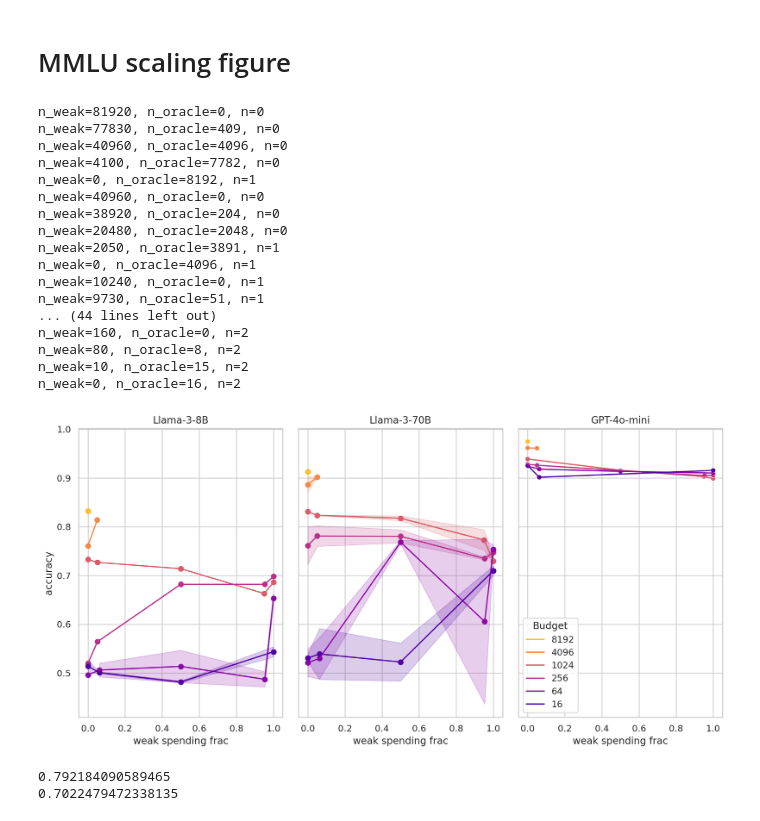
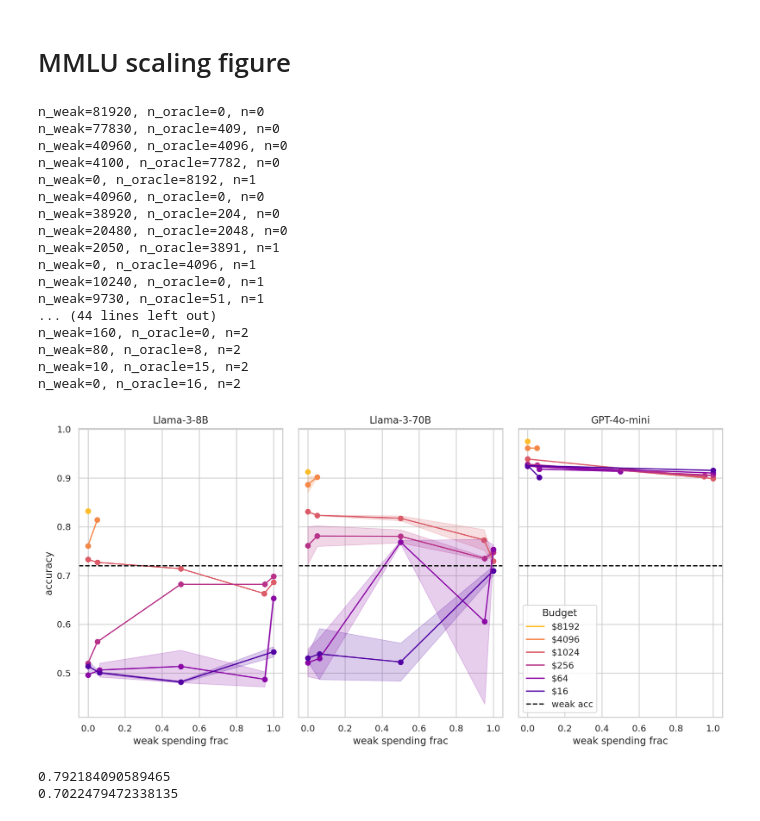
Before and after one commit to EleutherAI/scalable-elicitation, a Jupyter notebook: figures.ipynb, the cells around one changed output. Saved outputs shown, nothing was run; the diff lists cells and outputs as text; code cells hidden in the pictures.

```diff
--- a/figures.ipynb
+++ b/figures.ipynb
@@ -173,25 +185,25 @@ for weak_name in weak_names:
 sns.set_theme(style="whitegrid")
 
 weak_marginal_cost = 1/10
-# weak_model = "Qwen1.5-0.5B"
-weak_model = "davinci-002"
-strong_model = "meta-llama/Meta-Llama-3-70B"
+weak_model = "Qwen1.5-0.5B"
+
+strong_model = "meta-llama/Meta-Llama-3-8B"
 
 
 # sweep_name = "seq_sft_both_estop_disjoint_logconf"
-sweep_name = "seq_sft_openai_settings"
+# sweep_name = "seq_sft_openai_settings"
 # sweep_name = "oracle_prompted_weak_sft_estop"
 # sweep_name = "seq_sft_both_estop_active_oracle_disjoint"
 # sweep_name = "seq_sft_both_estop_clean_disjoint"
-weak_spending_fracs = [0.0, 0.05, 0.5, 0.95, 1.0]
-oracle_affordables = [8, 16, 64, 256, 1024, 4096, 8192]
+# weak_spending_fracs = [0.0, 0.05, 0.5, 0.95, 1.0]
+# oracle_affordables = [8, 16, 64, 256, 1024, 4096, 8192]
 # current_base_ds_names = ["hellaswag", "social_i_qa", "cosmos_qa"]
-current_base_ds_names = ["mmlu"]
 
-# sweep_name = "seq_sft_both_estop_clean_disjoint"
-# weak_spending_fracs = [0.0, 0.05, 0.2, 0.4, 0.6, 0.8, 0.95, 1.0]
-# oracle_affordables = [8, 16, 64, 256, 512, 1024, 4096, 8192]
-# current_base_ds_names = base_ds_names
+
+sweep_name = "seq_sft_both_estop_clean_disjoint"
+weak_spending_fracs = [0.0, 0.05, 0.2, 0.4, 0.6, 0.8, 0.95, 1.0]
+oracle_affordables = [8, 16, 64, 256, 512, 1024, 4096, 8192]
+current_base_ds_names = base_ds_names
 
 sns.set_palette("plasma_r", n_colors=len(oracle_affordables))
 kinds = ["{base_name}_" + weak_model,]
@@ -335,8 +347,14 @@ runs_df["Budget"] = runs_df["cost"].apply(lambda x: round(x)).astype(str)
 runs_df["weak spending frac"] = weak_marginal_cost * runs_df["num_weak"] / runs_df["cost"]
 runs_df = runs_df[runs_df["cost"] != 10]
 
-sns.lineplot(x="weak spending frac", y="final_acc", hue="Budget", data=runs_df, palette="plasma_r")
-sns.scatterplot(x="weak spending frac", y="final_acc", hue="Budget", data=runs_df, legend=False, palette="plasma_r")
+for budget in runs_df["Budget"].unique():
+    curr_df = runs_df[runs_df["Budget"] == budget]
+    plt.plot(curr_df["weak spending frac"], curr_df["final_acc"], label=f"\\${budget}")
+    plt.scatter(curr_df["weak spending frac"], curr_df["final_acc"])
+plt.axhline(0.72, color="k", linestyle="--", label="weak acc")
+plt.xlabel("weak spending frac")
+# plt.ylabel("accuracy")
+plt.legend(title="Budget")
 plt.savefig("_figures/openai.pdf", bbox_inches="tight")
 plt.title("GPT-4o-mini")
 
@@ -376,35 +394,35 @@ for s_idx, strong_model in enumerate(["meta-llama/Meta-Llama-3-8B", "meta-llama/
 
         plt.plot(actual_wsfs, accs, label=f"{oracle_affordable}")
         plt.scatter(actual_wsfs, accs)
         plt.fill_between(actual_wsfs, acc_lo, acc_hi, alpha=0.2, color=plt.gca().lines[-1].get_color())
-
+    plt.axhline(0.72, color="k", linestyle="--", label="weak acc")
     plt.xlabel("weak spending frac")
     if s_idx == 0:
         plt.ylabel("accuracy")
     plt.title(f"{ds_name}")
     plt.title(strong_model.removeprefix("meta-llama/Meta-"))
 plt.tight_layout()
 plt.savefig("_figures/scaling.pdf", bbox_inches="tight")
 plt.show()
 # %% [output]
 n_weak=81920, n_oracle=0, n=0
 n_weak=77830, n_oracle=409, n=0
 n_weak=40960, n_oracle=4096, n=0
 n_weak=4100, n_oracle=7782, n=0
 n_weak=0, n_oracle=8192, n=1
 n_weak=40960, n_oracle=0, n=0
 n_weak=38920, n_oracle=204, n=0
 n_weak=20480, n_oracle=2048, n=0
 n_weak=2050, n_oracle=3891, n=1
 n_weak=0, n_oracle=4096, n=1
 n_weak=10240, n_oracle=0, n=1
 n_weak=9730, n_oracle=51, n=1
 ... (44 lines left out)
 n_weak=160, n_oracle=0, n=2
 n_weak=80, n_oracle=8, n=2
 n_weak=10, n_oracle=15, n=2
 n_weak=0, n_oracle=16, n=2
-[figure, old version]
+[figure, new version]
 # %%
 from datasets import load_from_disk, concatenate_datasets
 from sklearn.metrics import roc_auc_score, accuracy_score
```
Also changed, not shown: parts of 8 cells of this notebook, 4 other files.
